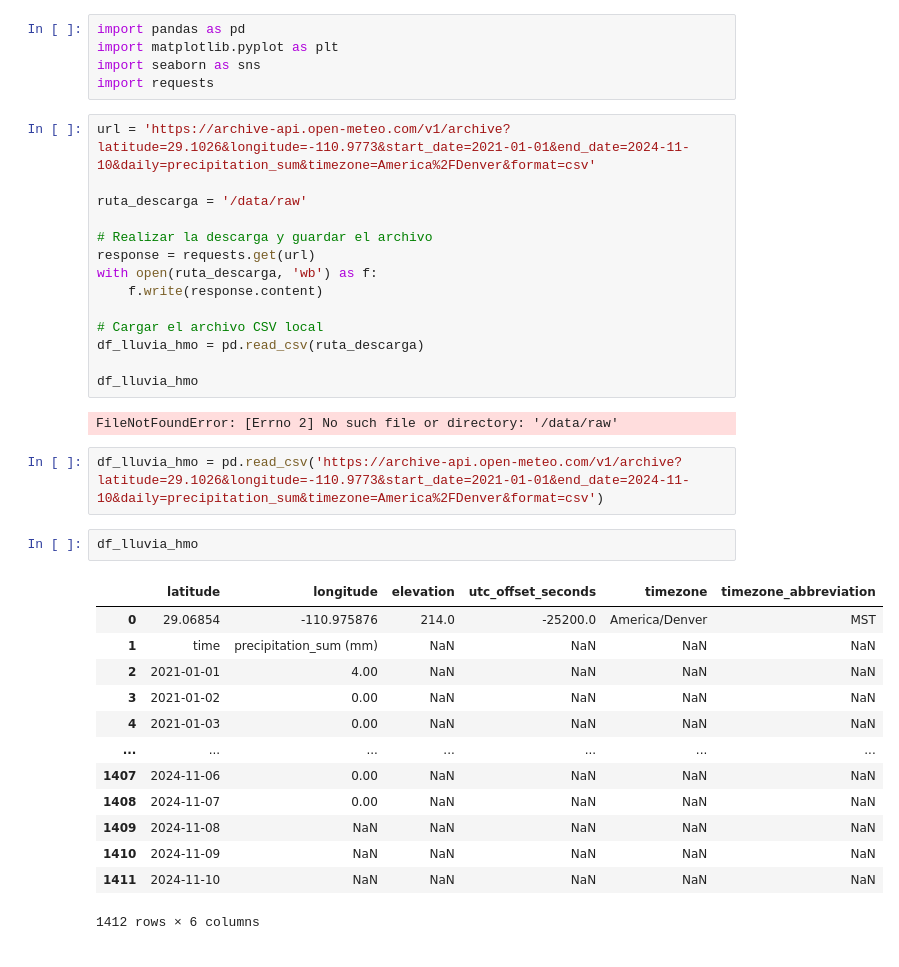
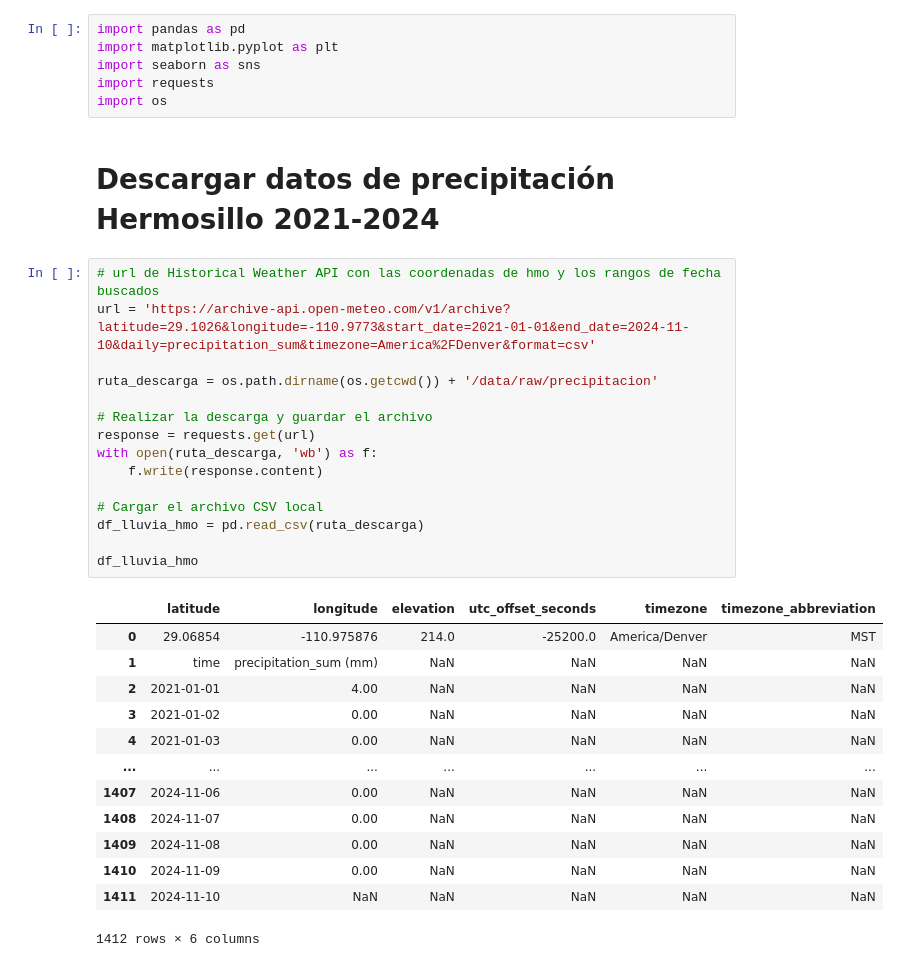
Before and after one commit to BSM-Analytics/proyecto-baches-hmo, a Jupyter notebook: notebooks/3.4_sbr_an_exp_precipitacion.ipynb, the cells around one changed output. Cells and saved outputs as stored; diff of their text form.

```diff
--- a/notebooks/3.4_sbr_an_exp_precipitacion.ipynb
+++ b/notebooks/3.4_sbr_an_exp_precipitacion.ipynb
@@ -3,40 +3,38 @@ import pandas as pd
 import matplotlib.pyplot as plt
 import seaborn as sns
 import requests
+import os
+# %% [markdown]
+# Descargar datos de precipitación Hermosillo 2021-2024
 # %%
+# url de Historical Weather API con las coordenadas de hmo y los rangos de fecha buscados
 url = 'https://archive-api.open-meteo.com/v1/archive?latitude=29.1026&longitude=-110.9773&start_date=2021-01-01&end_date=2024-11-10&daily=precipitation_sum&timezone=America%2FDenver&format=csv'
 
-ruta_descarga = '/data/raw'
+ruta_descarga = os.path.dirname(os.getcwd()) + '/data/raw/precipitacion'
 
 # Realizar la descarga y guardar el archivo
 response = requests.get(url)
 with open(ruta_descarga, 'wb') as f:
     f.write(response.content)
 
 # Cargar el archivo CSV local
 df_lluvia_hmo = pd.read_csv(ruta_descarga)
 
 df_lluvia_hmo
 # %% [output]
+|  | latitude | longitude | elevation | utc_offset_seconds | timezone | timezone_abbreviation |
+| 0 | 29.06854 | -110.975876 | 214.0 | -25200.0 | America/Denver | MST |
+| 1 | time | precipitation_sum (mm) | NaN | NaN | NaN | NaN |
+| 2 | 2021-01-01 | 4.00 | NaN | NaN | NaN | NaN |
+| 3 | 2021-01-02 | 0.00 | NaN | NaN | NaN | NaN |
+| 4 | 2021-01-03 | 0.00 | NaN | NaN | NaN | NaN |
+| ... | ... | ... | ... | ... | ... | ... |
+| 1407 | 2024-11-06 | 0.00 | NaN | NaN | NaN | NaN |
+| 1408 | 2024-11-07 | 0.00 | NaN | NaN | NaN | NaN |
+| 1409 | 2024-11-08 | 0.00 | NaN | NaN | NaN | NaN |
+| 1410 | 2024-11-09 | 0.00 | NaN | NaN | NaN | NaN |
+| 1411 | 2024-11-10 | NaN | NaN | NaN | NaN | NaN |
-FileNotFoundError: [Errno 2] No such file or directory: '/data/raw'
+1412 rows × 6 columns
-# %%
-df_lluvia_hmo = pd.read_csv('https://archive-api.open-meteo.com/v1/archive?latitude=29.1026&longitude=-110.9773&start_date=2021-01-01&end_date=2024-11-10&daily=precipitation_sum&timezone=America%2FDenver&format=csv')
-# %%
-df_lluvia_hmo
-# %% [output]
-|  | latitude | longitude | elevation | utc_offset_seconds | timezone | timezone_abbreviation |
-| 0 | 29.06854 | -110.975876 | 214.0 | -25200.0 | America/Denver | MST |
-| 1 | time | precipitation_sum (mm) | NaN | NaN | NaN | NaN |
-| 2 | 2021-01-01 | 4.00 | NaN | NaN | NaN | NaN |
-| 3 | 2021-01-02 | 0.00 | NaN | NaN | NaN | NaN |
-| 4 | 2021-01-03 | 0.00 | NaN | NaN | NaN | NaN |
-| ... | ... | ... | ... | ... | ... | ... |
-| 1407 | 2024-11-06 | 0.00 | NaN | NaN | NaN | NaN |
-| 1408 | 2024-11-07 | 0.00 | NaN | NaN | NaN | NaN |
-| 1409 | 2024-11-08 | NaN | NaN | NaN | NaN | NaN |
-| 1410 | 2024-11-09 | NaN | NaN | NaN | NaN | NaN |
-| 1411 | 2024-11-10 | NaN | NaN | NaN | NaN | NaN |
-1412 rows × 6 columns
 # %%
 df_lluvia_hmo.info()
 # %% [output]
```
Also changed, not shown: parts of 4 cells of this notebook.
